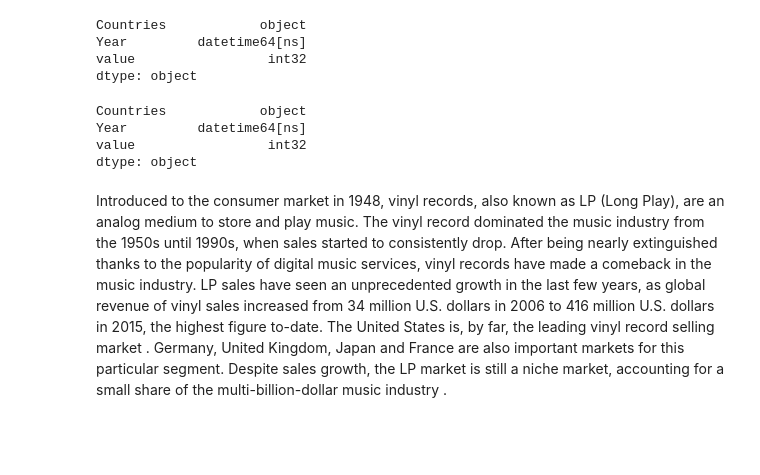
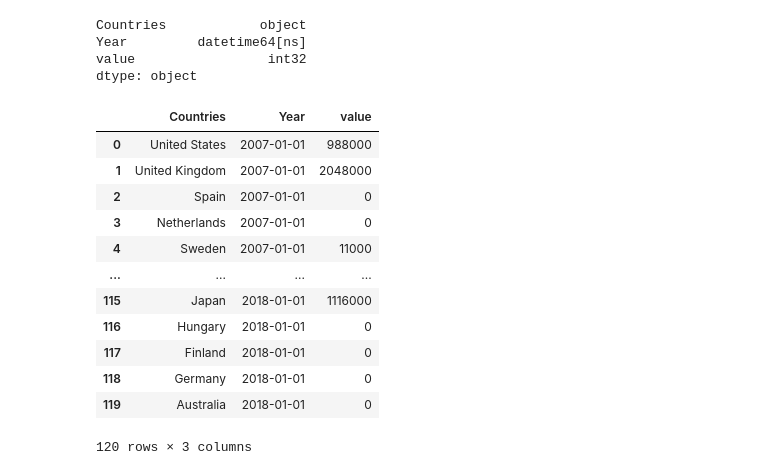
Before and after one commit to KirbyDream/Final_project--Music-business-landscape-analysis, a Jupyter notebook: scraping.ipynb, the cells around one changed output. Cells and saved outputs as stored; diff of their text form; code cells hidden in the pictures; blank space fills up the shorter version.

```diff
--- a/scraping.ipynb
+++ b/scraping.ipynb
@@ -156,12 +155,21 @@ Year         datetime64[ns]
 value                 int32
 dtype: object
 # %%
-clean_melt.dtypes
+clean_melt
 # %% [output]
+|  | Countries | Year | value |
+| 0 | United States | 2007-01-01 | 988000 |
+| 1 | United Kingdom | 2007-01-01 | 2048000 |
+| 2 | Spain | 2007-01-01 | 0 |
+| 3 | Netherlands | 2007-01-01 | 0 |
+| 4 | Sweden | 2007-01-01 | 11000 |
+| ... | ... | ... | ... |
+| 115 | Japan | 2018-01-01 | 1116000 |
+| 116 | Hungary | 2018-01-01 | 0 |
+| 117 | Finland | 2018-01-01 | 0 |
+| 118 | Germany | 2018-01-01 | 0 |
+| 119 | Australia | 2018-01-01 | 0 |
-Countries            object
-Year         datetime64[ns]
-value                 int32
-dtype: object
+120 rows × 3 columns
 # %%
 clean_melt.to_csv("./Data/wiki_scrap.csv", index = False)
 # %%
@@ -169,2 +176,0 @@ clean_melt.to_csv("./Data/wiki_scrap.csv", index = False)
-# %% [markdown]
-Introduced to the consumer market in 1948, vinyl records, also known as LP (Long Play), are an analog medium to store and play music. The vinyl record dominated the music industry from the 1950s until 1990s, when sales started to consistently drop. After being nearly extinguished thanks to the popularity of digital music services, vinyl records have made a comeback in the music industry. LP sales have seen an unprecedented growth in the last few years, as global revenue of vinyl sales increased from 34 million U.S. dollars in 2006 to 416 million U.S. dollars in 2015, the highest figure to-date. The United States is, by far, the leading vinyl record selling market . Germany, United Kingdom, Japan and France are also important markets for this particular segment. Despite sales growth, the LP market is still a niche market, accounting for a small share of the multi-billion-dollar music industry .
```
Also changed, not shown: parts of 6 cells of this notebook, 4 other files.
